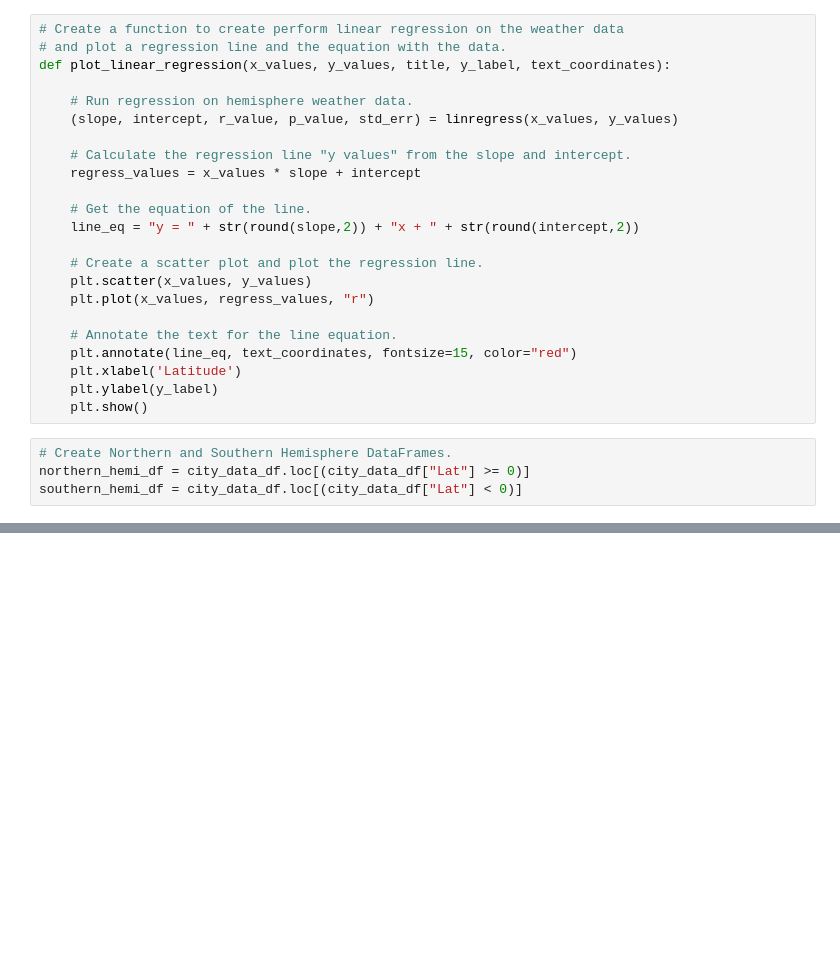
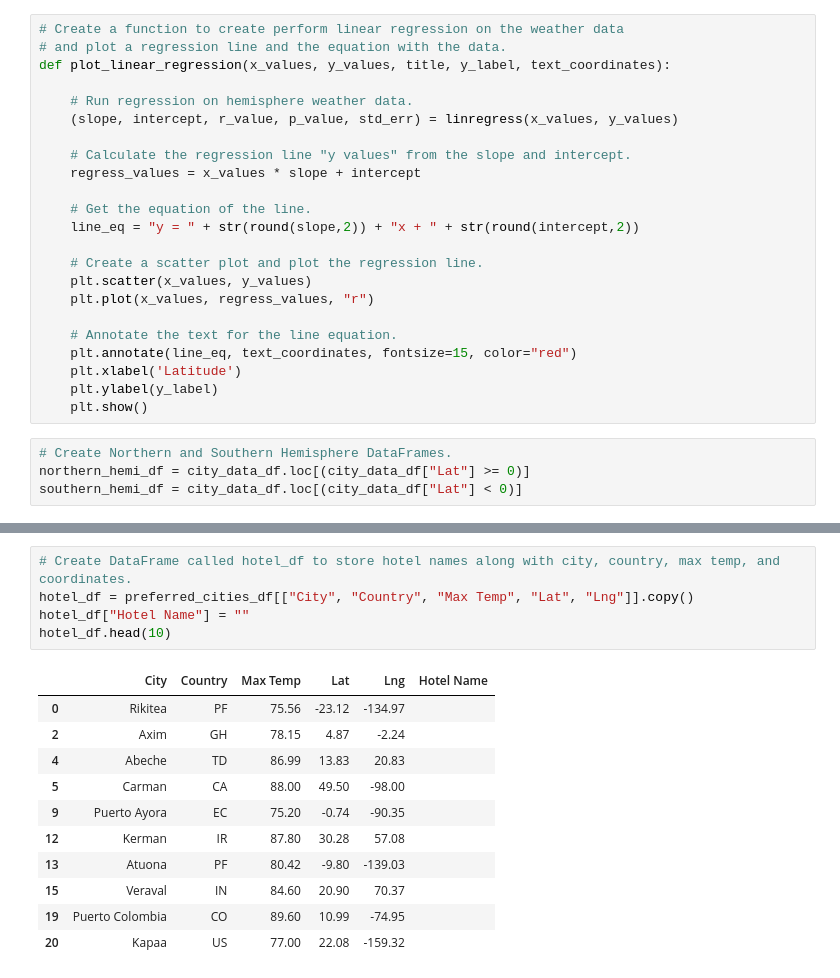
Before and after one commit to rlau929/World_Weather_Analysis, a Jupyter notebook: WeatherPy.ipynb, the cells around one changed output, grey strips where cells are left out. Cells and saved outputs as stored; diff of their text form; blank space fills up the shorter version.

```diff
--- a/WeatherPy.ipynb
+++ b/WeatherPy.ipynb
@@ -549,0 +699,17 @@ plot_linear_regression(x_values, y_values,
+# %%
+# Create DataFrame called hotel_df to store hotel names along with city, country, max temp, and coordinates.
+hotel_df = preferred_cities_df[["City", "Country", "Max Temp", "Lat", "Lng"]].copy()
+hotel_df["Hotel Name"] = ""
+hotel_df.head(10)
+# %% [output]
+|  | City | Country | Max Temp | Lat | Lng | Hotel Name |
+| 0 | Rikitea | PF | 75.56 | -23.12 | -134.97 |  |
+| 2 | Axim | GH | 78.15 | 4.87 | -2.24 |  |
+| 4 | Abeche | TD | 86.99 | 13.83 | 20.83 |  |
+| 5 | Carman | CA | 88.00 | 49.50 | -98.00 |  |
+| 9 | Puerto Ayora | EC | 75.20 | -0.74 | -90.35 |  |
+| 12 | Kerman | IR | 87.80 | 30.28 | 57.08 |  |
+| 13 | Atuona | PF | 80.42 | -9.80 | -139.03 |  |
+| 15 | Veraval | IN | 84.60 | 20.90 | 70.37 |  |
+| 19 | Puerto Colombia | CO | 89.60 | 10.99 | -74.95 |  |
+| 20 | Kapaa | US | 77.00 | 22.08 | -159.32 |  |
```
Also changed, not shown: parts of 44 cells of this notebook.
